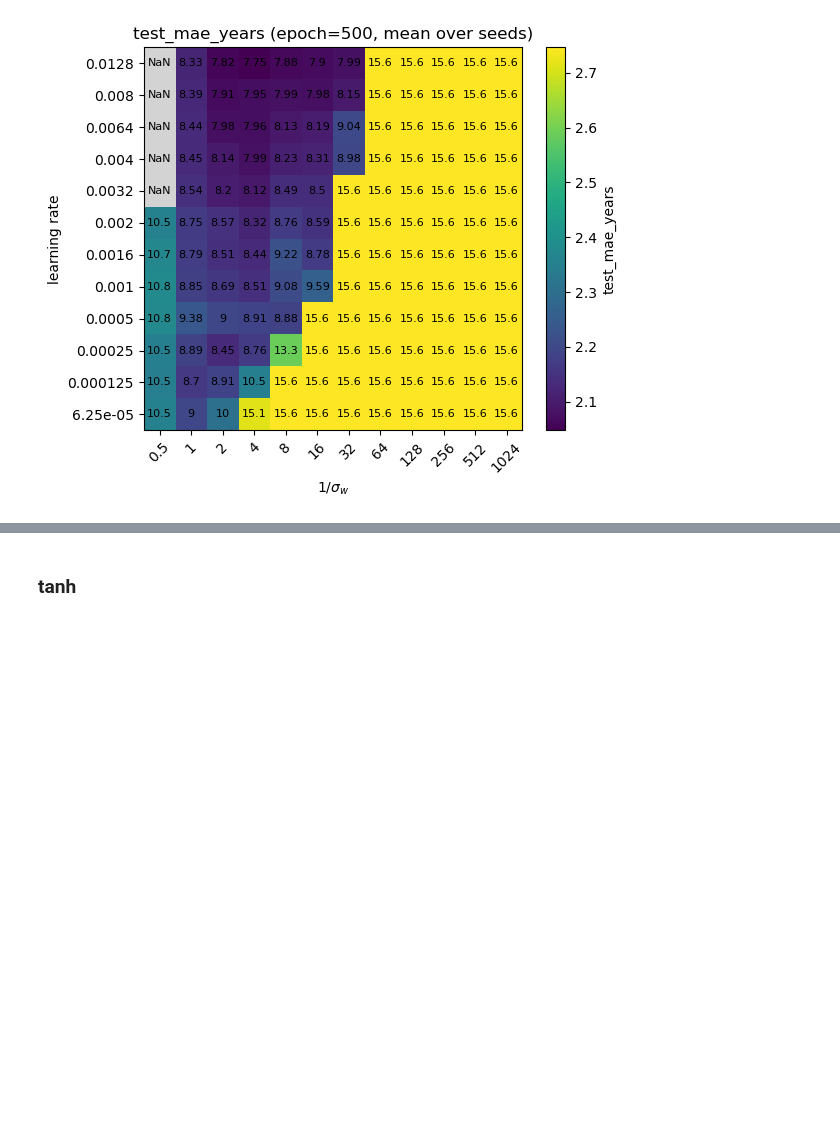
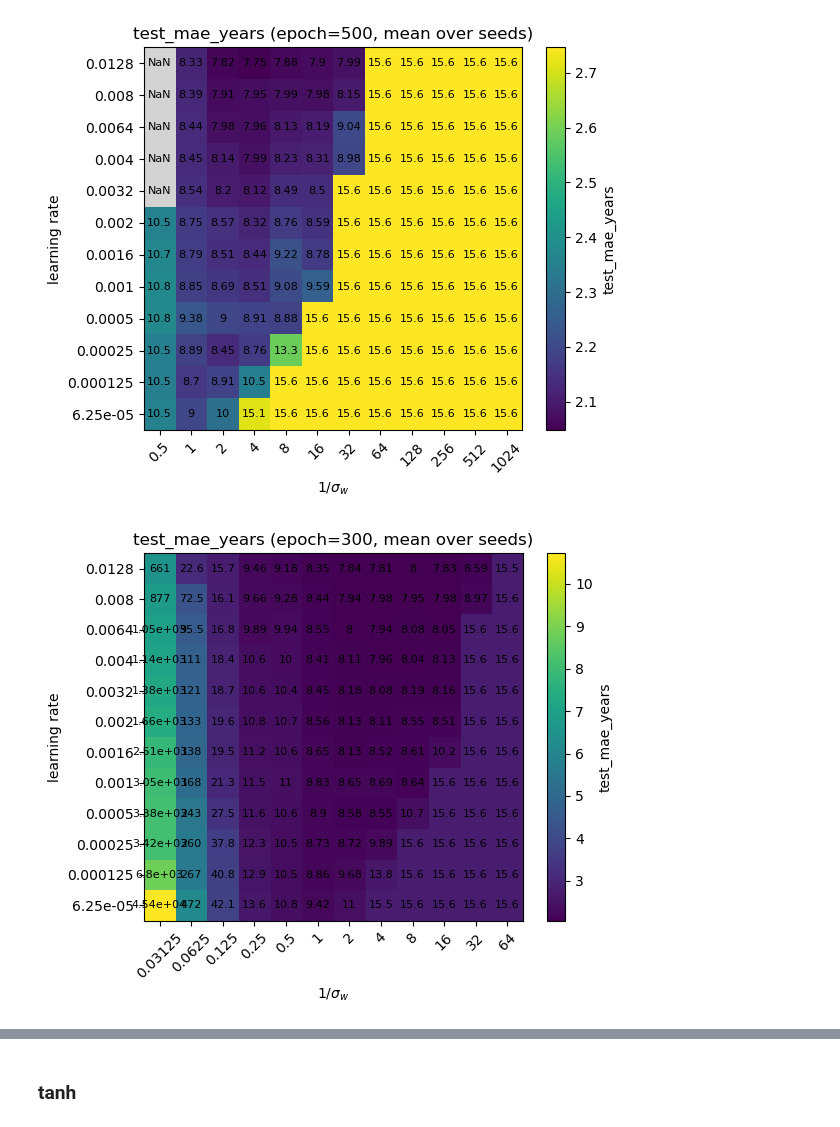
Before and after one commit to f-damico/BBP_in_SGD, a Jupyter notebook: notebook_experiment_2.ipynb, the cells around one changed output, grey strips where cells are left out. Saved outputs shown, nothing was run; the diff lists cells and outputs as text; code cells hidden in the pictures; blank space fills up the shorter version.

```diff
--- a/notebook_experiment_2.ipynb
+++ b/notebook_experiment_2.ipynb
@@ -319,3 +319,13 @@ fig, ax, inv_vals, lr_vals, phase, counts = plot_phase_diagram_imshow(
 plt.show()
 # %% [output]
 [figure]
+# %%
+fig, ax, inv_vals, lr_vals, phase, counts = plot_phase_diagram_imshow(
+    "collected_results/exp2_dnn_BIG_sgd_relu_v3.npz",
+    metric_key="test_mae_years",
+    epoch= 300,
+    annotate=True,
+)
+plt.show()
+# %% [output]
+[figure, added]
```
Also changed, not shown: parts of 3 cells of this notebook, 7 other files.
